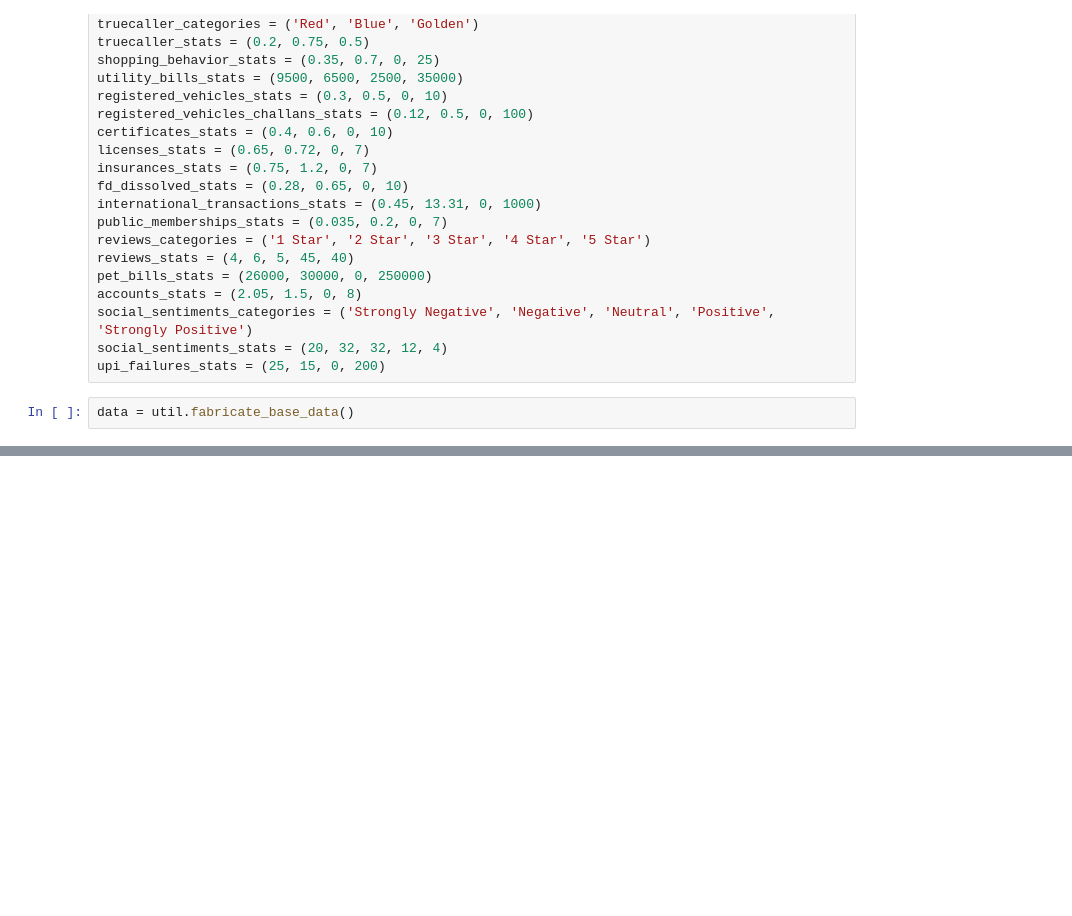
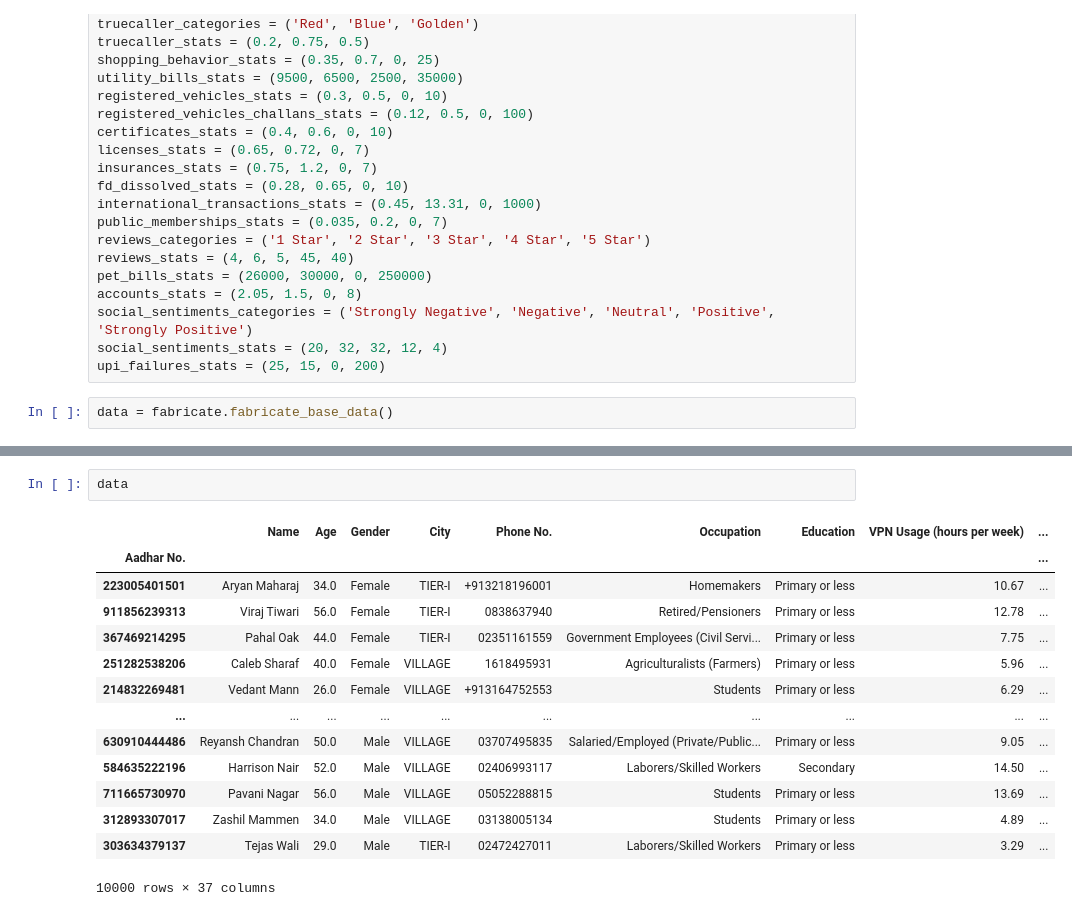
Before and after one commit to DivyanshGupta2006/Default-Probability-Model-Using-Alternative-Data, a Jupyter notebook: fabricate_data.ipynb, the cells around one changed output, grey strips where cells are left out. Cells and saved outputs as stored; diff of their text form; blank space fills up the shorter version.

```diff
--- a/fabricate_data.ipynb
+++ b/fabricate_data.ipynb
@@ -41,5 +41,5 @@ social_sentiments_categories = ('Strongly Negative', 'Negative', 'Neutral', 'Pos
 social_sentiments_stats = (20, 32, 32, 12, 4)
 upi_failures_stats = (25, 15, 0, 200)
 # %%
-data = util.fabricate_base_data()
+data = fabricate.fabricate_base_data()
 # %%
@@ -78 +78,18 @@ data['UPI Failures'] = util.create_truncated_norm_distribution(upi_failures_stat
+# %%
+data
+# %% [output]
+|  | Name | Age | Gender | City | Phone No. | Occupation | Education | VPN Usage (hours per week) | ... |
+| Aadhar No. |  |  |  |  |  |  |  |  | ... |
+| 223005401501 | Aryan Maharaj | 34.0 | Female | TIER-I | +913218196001 | Homemakers | Primary or less | 10.67 | ... |
+| 911856239313 | Viraj Tiwari | 56.0 | Female | TIER-I | 0838637940 | Retired/Pensioners | Primary or less | 12.78 | ... |
+| 367469214295 | Pahal Oak | 44.0 | Female | TIER-I | 02351161559 | Government Employees (Civil Servi... | Primary or less | 7.75 | ... |
+| 251282538206 | Caleb Sharaf | 40.0 | Female | VILLAGE | 1618495931 | Agriculturalists (Farmers) | Primary or less | 5.96 | ... |
+| 214832269481 | Vedant Mann | 26.0 | Female | VILLAGE | +913164752553 | Students | Primary or less | 6.29 | ... |
+| ... | ... | ... | ... | ... | ... | ... | ... | ... | ... |
+| 630910444486 | Reyansh Chandran | 50.0 | Male | VILLAGE | 03707495835 | Salaried/Employed (Private/Public... | Primary or less | 9.05 | ... |
+| 584635222196 | Harrison Nair | 52.0 | Male | VILLAGE | 02406993117 | Laborers/Skilled Workers | Secondary | 14.50 | ... |
+| 711665730970 | Pavani Nagar | 56.0 | Male | VILLAGE | 05052288815 | Students | Primary or less | 13.69 | ... |
+| 312893307017 | Zashil Mammen | 34.0 | Male | VILLAGE | 03138005134 | Students | Primary or less | 4.89 | ... |
+| 303634379137 | Tejas Wali | 29.0 | Male | TIER-I | 02472427011 | Laborers/Skilled Workers | Primary or less | 3.29 | ... |
+10000 rows × 37 columns
 # %%
```
Also changed, not shown: parts of 5 cells of this notebook, 9 other files.
